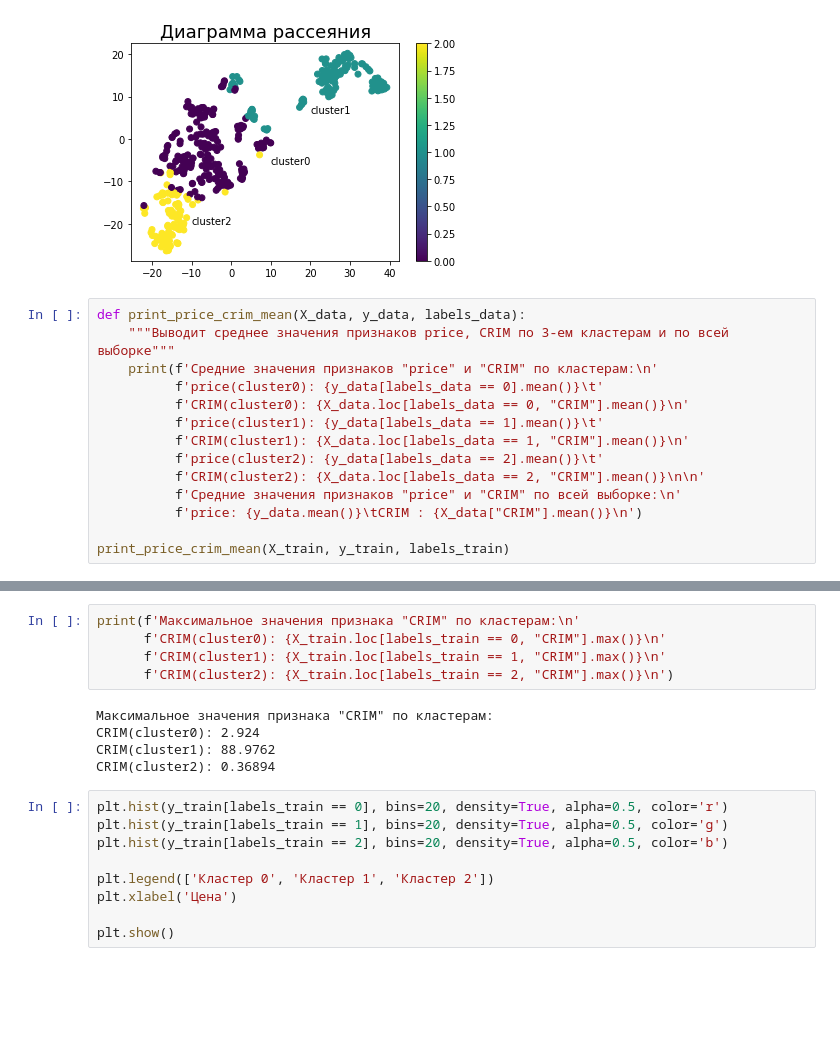
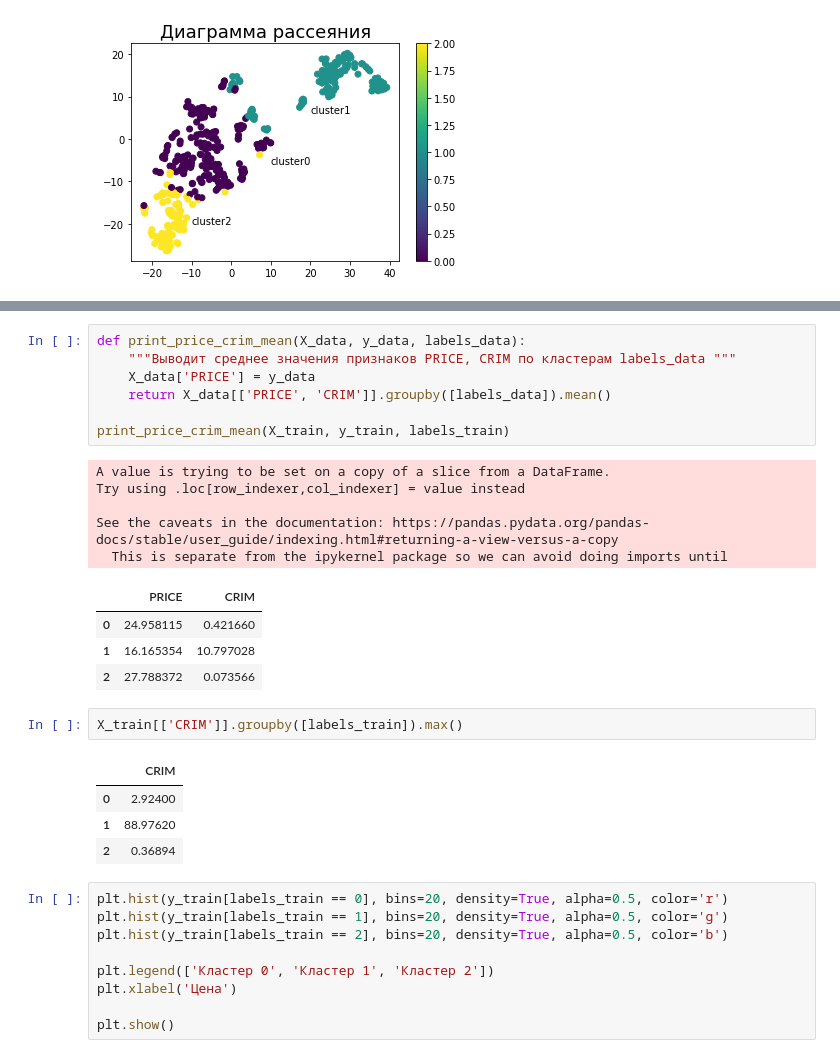
Before and after one commit to OlegRev/Python_Libraries_for_Data_Science-Numpy-Matplotlib-Scikit-learn, a Jupyter notebook: pw_“teaching without a teacher”.ipynb, the cells around one changed output, grey strips where cells are left out. Cells and saved outputs as stored; diff of their text form; blank space fills up the shorter version.

```diff
--- a/pw_“teaching without a teacher”.ipynb
+++ b/pw_“teaching without a teacher”.ipynb
@@ -91,17 +91,3 @@ plt.text(-10, -20, 'cluster2')
 plt.show()
 # %% [output]
 [figure]
-# %%
-def print_price_crim_mean(X_data, y_data, labels_data):
-    """Выводит среднее значения признаков price, CRIM по 3-ем кластерам и по всей выборке"""
-    print(f'Средние значения признаков "price" и "CRIM" по кластерам:\n'
-          f'price(cluster0): {y_data[labels_data == 0].mean()}\t'
-          f'CRIM(cluster0): {X_data.loc[labels_data == 0, "CRIM"].mean()}\n'
-          f'price(cluster1): {y_data[labels_data == 1].mean()}\t'
-          f'CRIM(cluster1): {X_data.loc[labels_data == 1, "CRIM"].mean()}\n'
-          f'price(cluster2): {y_data[labels_data == 2].mean()}\t'
-          f'CRIM(cluster2): {X_data.loc[labels_data == 2, "CRIM"].mean()}\n\n'
-          f'Средние значения признаков "price" и "CRIM" по всей выборке:\n'
-          f'price: {y_data.mean()}\tCRIM : {X_data["CRIM"].mean()}\n')
-
-print_price_crim_mean(X_train, y_train, labels_train)
@@ -116,13 +94,27 @@ price: 22.796534653465343       CRIM : 3.609124628712873
-# %%
-print(f'Максимальное значения признака "CRIM" по кластерам:\n'
-      f'CRIM(cluster0): {X_train.loc[labels_train == 0, "CRIM"].max()}\n'
-      f'CRIM(cluster1): {X_train.loc[labels_train == 1, "CRIM"].max()}\n'
-      f'CRIM(cluster2): {X_train.loc[labels_train == 2, "CRIM"].max()}\n')
-# %% [output]
-Максимальное значения признака "CRIM" по кластерам:
-CRIM(cluster0): 2.924
-CRIM(cluster1): 88.9762
-CRIM(cluster2): 0.36894
+# %%
+def print_price_crim_mean(X_data, y_data, labels_data):
+    """Выводит среднее значения признаков PRICE, CRIM по кластерам labels_data """
+    X_data['PRICE'] = y_data
+    return X_data[['PRICE', 'CRIM']].groupby([labels_data]).mean()
+
+print_price_crim_mean(X_train, y_train, labels_train)
+# %% [output]
+A value is trying to be set on a copy of a slice from a DataFrame.
+Try using .loc[row_indexer,col_indexer] = value instead
+
+See the caveats in the documentation: https://pandas.pydata.org/pandas-docs/stable/user_guide/indexing.html#returning-a-view-versus-a-copy
+  This is separate from the ipykernel package so we can avoid doing imports until
+|  | PRICE | CRIM |
+| 0 | 24.958115 | 0.421660 |
+| 1 | 16.165354 | 10.797028 |
+| 2 | 27.788372 | 0.073566 |
+# %%
+X_train[['CRIM']].groupby([labels_train]).max()
+# %% [output]
+|  | CRIM |
+| 0 | 2.92400 |
+| 1 | 88.97620 |
+| 2 | 0.36894 |
 # %%
 plt.hist(y_train[labels_train == 0], bins=20, density=True, alpha=0.5, color='r')
 plt.hist(y_train[labels_train == 1], bins=20, density=True, alpha=0.5, color='g')
```
Also changed, not shown: parts of 5 cells of this notebook.
